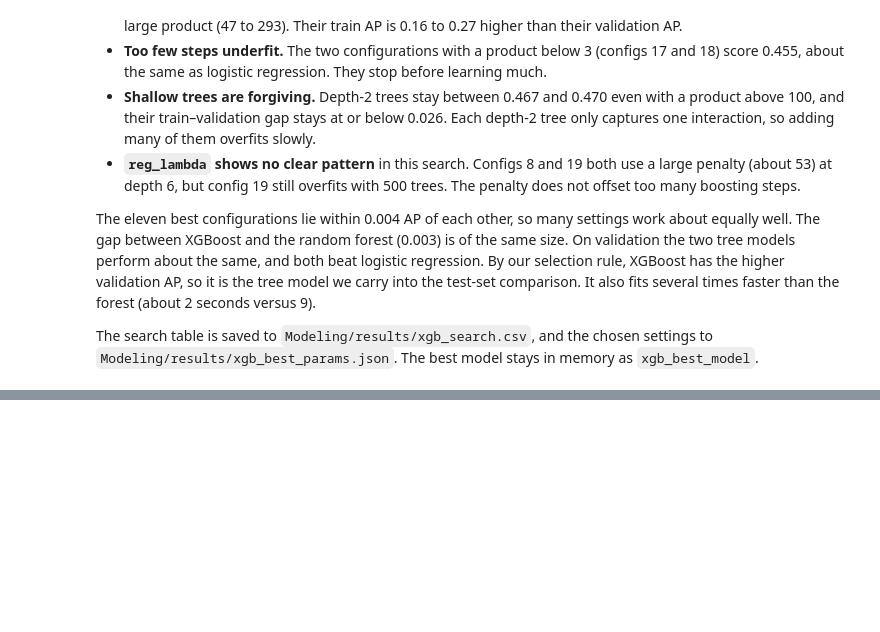
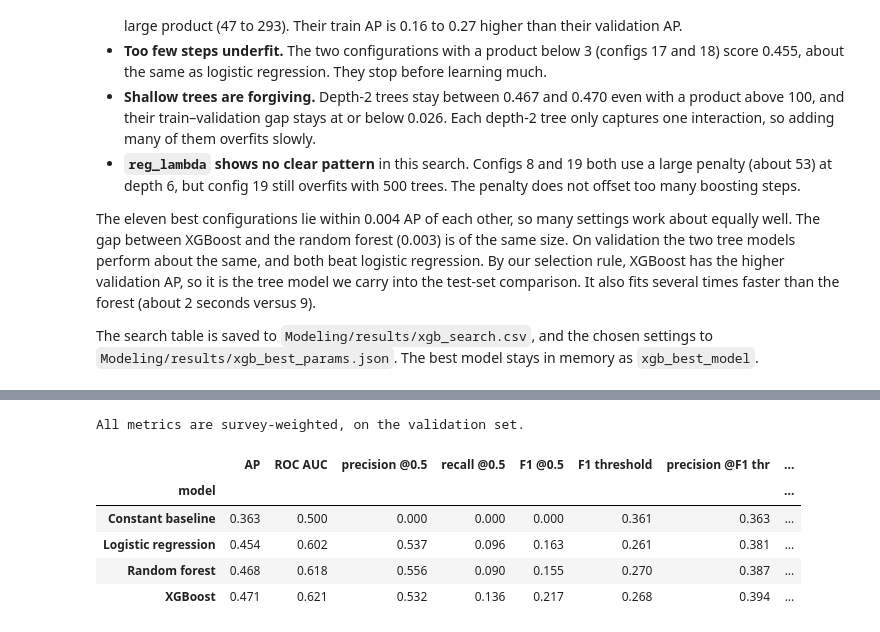
Before and after one commit to jryfeng-lgtm/CIS5450_Final_Project, a Jupyter notebook: Modeling/tree_models.ipynb, the cells around one changed output, grey strips where cells are left out. Cells and saved outputs as stored; diff of their text form; code cells hidden in the pictures; blank space fills up the shorter version.

```diff
--- a/Modeling/tree_models.ipynb
+++ b/Modeling/tree_models.ipynb
@@ -538,0 +556,51 @@ The search table is saved to `Modeling/results/xgb_search.csv`, and the chosen s
+# %%
+import matplotlib.pyplot as plt
+from sklearn.linear_model import LogisticRegression
+
+LR_C = 0.008  # best C from Baseline_model/logistic_baseline.ipynb
+
+constant_model = DummyClassifier(strategy="prior").fit(X["train"], y["train"], sample_weight=w["train"])
+lr_model = LogisticRegression(C=LR_C, solver="lbfgs", max_iter=1_000).fit(
+    X["train"], y["train"], sample_weight=w["train"]
+)
+
+final_models = {
+    "Constant baseline": constant_model,
+    "Logistic regression": lr_model,
+    "Random forest": rf_best_model,
+    "XGBoost": xgb_best_model,
+}
+
+val_thresholds, comparison_rows = {}, []
+for name, model in final_models.items():
+    threshold, _ = pick_f1_threshold(model, X["validation"], y["validation"], w["validation"])
+    val_thresholds[name] = threshold
+    at_half = evaluate(model, X["validation"], y["validation"], w["validation"], threshold=0.5, name=name)["metrics"]
+    at_f1 = evaluate(model, X["validation"], y["validation"], w["validation"], threshold=threshold, name=name)["metrics"]
+    comparison_rows.append({
+        "model": name,
+        "AP": at_half["AP (weighted)"],
+        "ROC AUC": at_half["ROC AUC (weighted)"],
+        "precision @0.5": at_half["Precision (weighted)"],
+        "recall @0.5": at_half["Recall (weighted)"],
+        "F1 @0.5": at_half["F1 (weighted)"],
+        "F1 threshold": threshold,
+        "precision @F1 thr": at_f1["Precision (weighted)"],
+        "recall @F1 thr": at_f1["Recall (weighted)"],
+        "F1 @F1 thr": at_f1["F1 (weighted)"],
+    })
+
+val_comparison = pd.DataFrame(comparison_rows).set_index("model")
+val_comparison.to_csv(RESULTS_DIR / "validation_comparison.csv")
+(RESULTS_DIR / "validation_f1_thresholds.json").write_text(json.dumps(val_thresholds, indent=2))
+
+print("All metrics are survey-weighted, on the validation set.")
+display(val_comparison.round(3))
+# %% [output]
+All metrics are survey-weighted, on the validation set.
+|  | AP | ROC AUC | precision @0.5 | recall @0.5 | F1 @0.5 | F1 threshold | precision @F1 thr | ... |
+| model |  |  |  |  |  |  |  | ... |
+| Constant baseline | 0.363 | 0.500 | 0.000 | 0.000 | 0.000 | 0.361 | 0.363 | ... |
+| Logistic regression | 0.454 | 0.602 | 0.537 | 0.096 | 0.163 | 0.261 | 0.381 | ... |
+| Random forest | 0.468 | 0.618 | 0.556 | 0.090 | 0.155 | 0.270 | 0.387 | ... |
+| XGBoost | 0.471 | 0.621 | 0.532 | 0.136 | 0.217 | 0.268 | 0.394 | ... |
```
Also changed, not shown: parts of 3 cells of this notebook, 4 other files.
